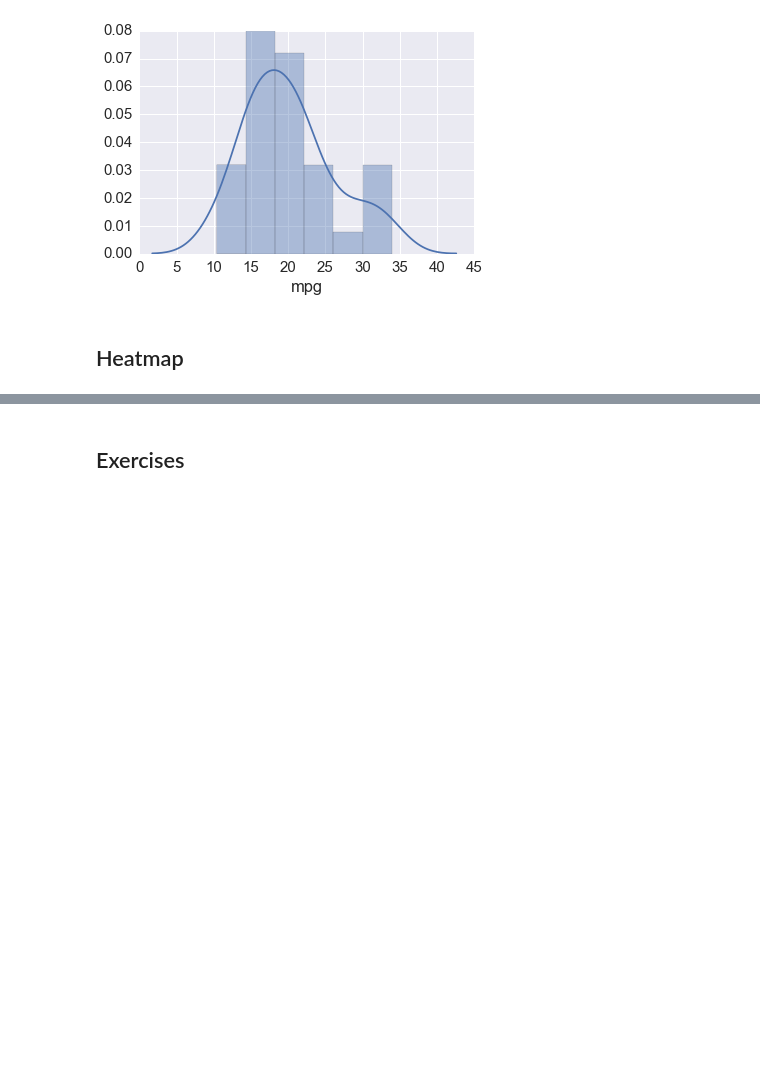
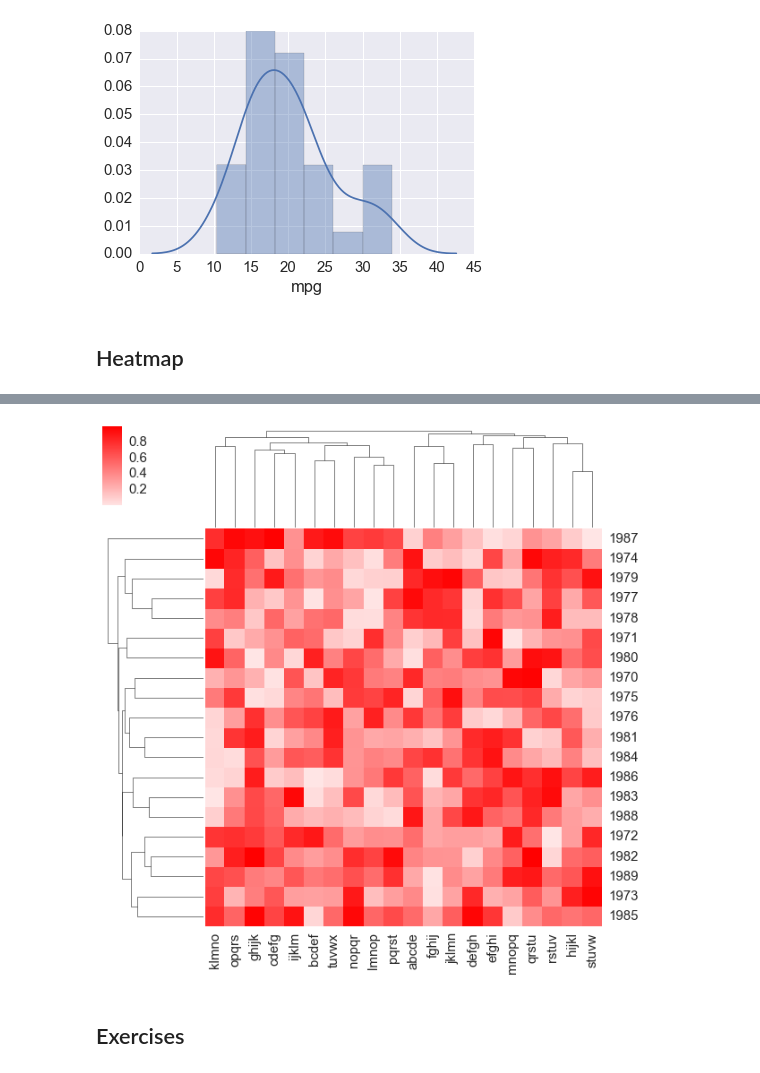
Before and after one commit to cliburn/cfar-data-workshop-2016, a Jupyter notebook: Basic Plots.ipynb, the cells around one changed output, grey strips where cells are left out. Drawn from its saved outputs; the diff is of its cells as text; code cells hidden in the pictures; blank space fills up the shorter version.

Commit message:
Complete customizing graphics

```diff
--- a/Basic Plots.ipynb
+++ b/Basic Plots.ipynb
@@ -107,3 +107,10 @@ pass
+# %%
+cmap = sns.light_palette('red', as_cmap=True)
+g = sns.clustermap(df, cmap = cmap)
+plt.setp(g.ax_heatmap.yaxis.get_majorticklabels(), rotation=0)
+pass
+# %% [output]
+[figure, added]
 # %% [markdown]
 ## Exercises
 # %% [markdown]
```
Also changed, not shown: parts of 3 cells of this notebook.
